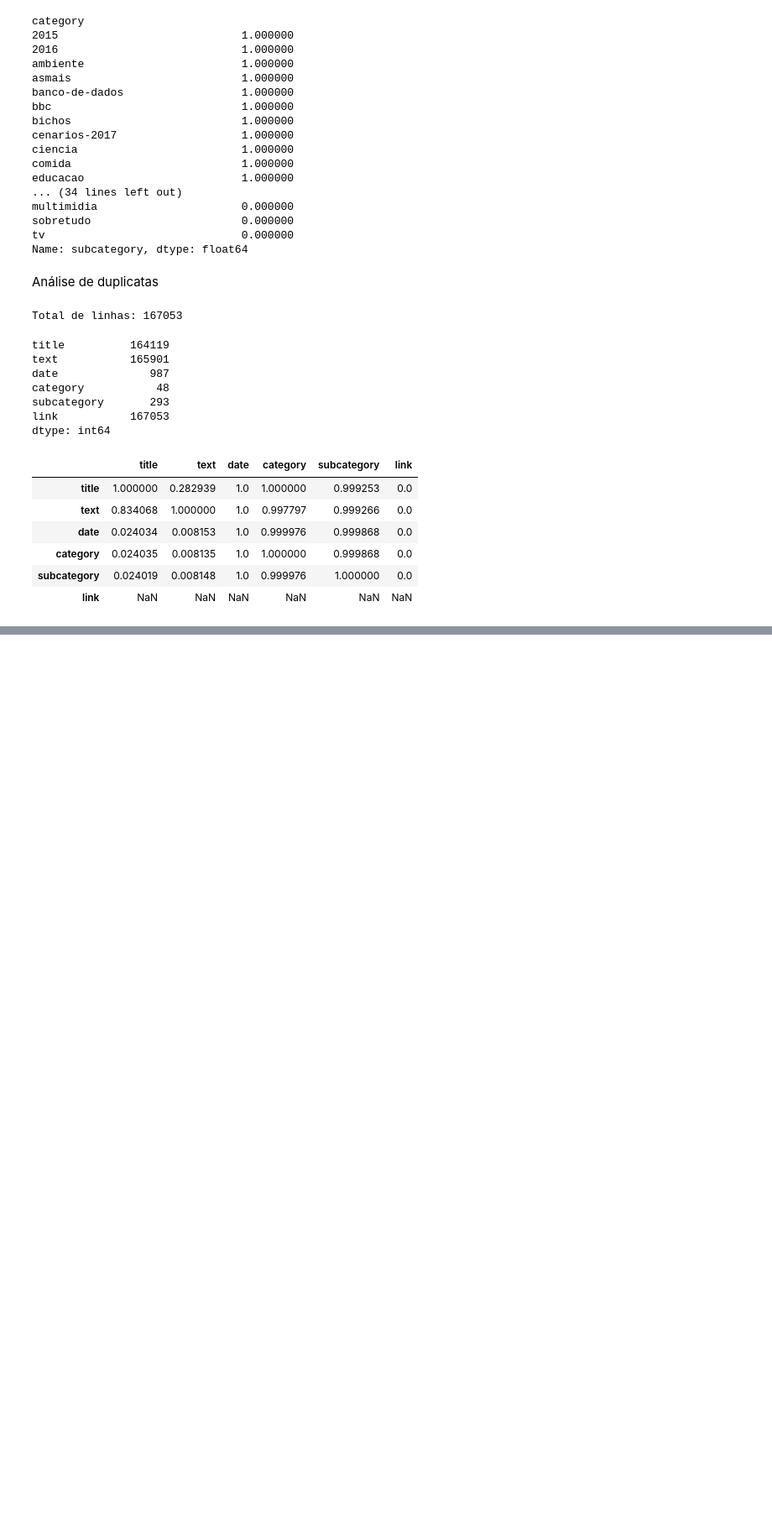
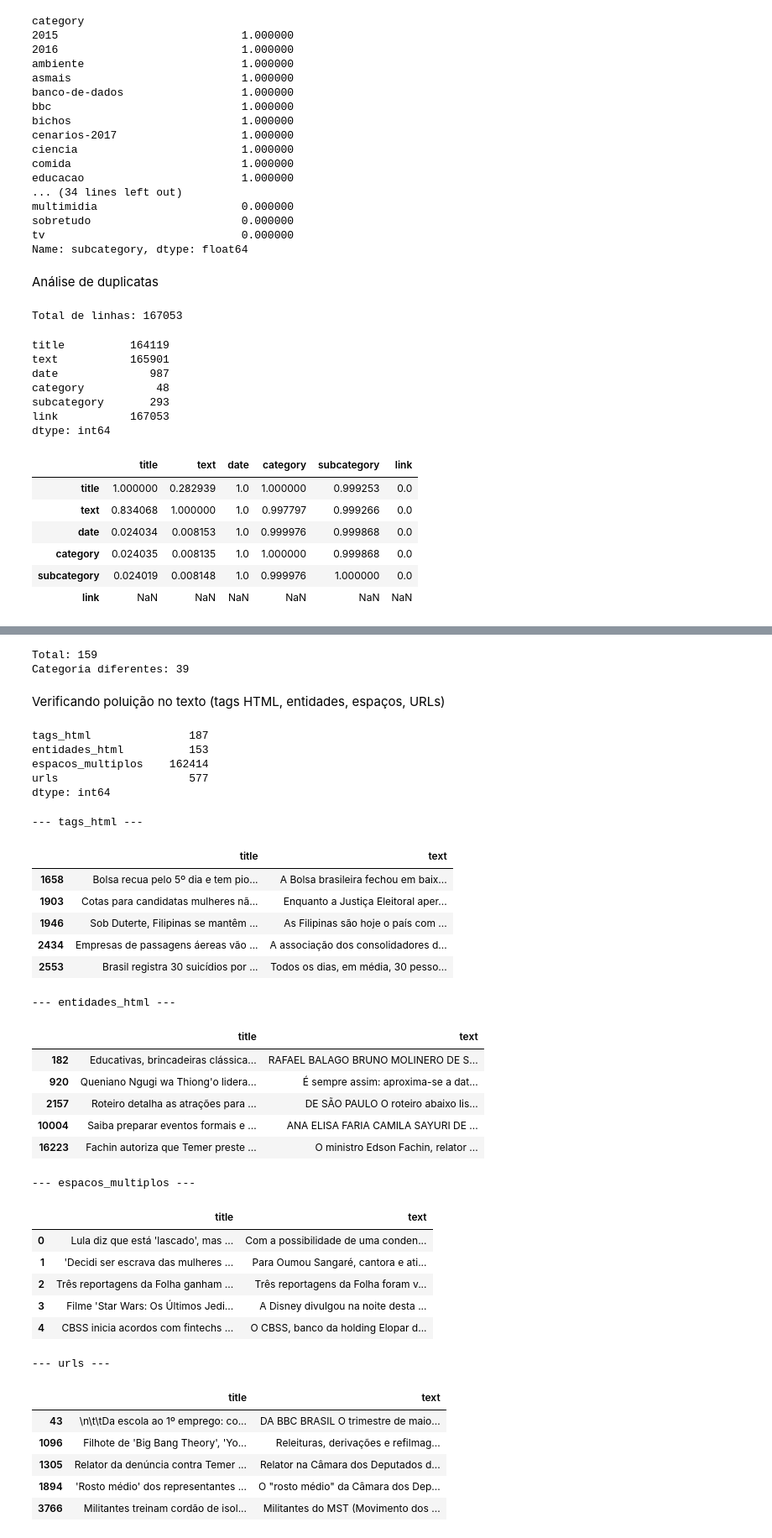
Before and after one commit to Carlos-Bahia/CASE-DataScience, a Jupyter notebook: src/analysis/anaylsis.ipynb, the cells around one changed output, grey strips where cells are left out. Shown at 84% size. Cells and saved outputs as stored; diff of their text form; code cells hidden in the pictures; blank space fills up the shorter version.

```diff
--- a/src/analysis/anaylsis.ipynb
+++ b/src/analysis/anaylsis.ipynb
@@ -179,0 +202,72 @@ pd.DataFrame({
+# %%
+dup_title_text_categories = df[df.duplicated(subset=["title", "text"], keep=False)]\
+                            .groupby(["title", "text"])["category"]\
+                            .nunique()
+
+print(f"Total: {len(dup_title_text_categories)}")
+print(f"Categoria diferentes: {(dup_title_text_categories > 1).sum()}")
+# %% [output]
+Total: 159
+Categoria diferentes: 39
+# %% [markdown]
+Verificando poluição no texto (tags HTML, entidades, espaços, URLs)
+# %%
+padroes_poluicao = {
+    "tags_html": r"<[^>]+>",
+    "entidades_html": r"&[a-zA-Z]+;|&#\d+;",
+    "espacos_multiplos": r"\s{2,}",
+    "urls": r"https?://\S+",
+}
+
+pd.Series({
+    nome: df["text"]\
+            .fillna("")\
+            .str.contains(regex, regex=True)\
+            .sum()
+
+    for nome, regex in padroes_poluicao.items()
+})
+# %% [output]
+tags_html               187
+entidades_html          153
+espacos_multiplos    162414
+urls                    577
+dtype: int64
+# %%
+# 5 exemplos de texto pra cada tipo de poluição encontrado
+with pd.option_context("display.width", None, "display.max_colwidth", None):
+    for nome, regex in padroes_poluicao.items():
+        print(f"--- {nome} ---")
+        display(df[df["text"]\
+                .str.contains(regex, regex=True)][["title", "text"]]\
+                .head(5)
+        )
+# %% [output]
+--- tags_html ---
+|  | title | text |
+| 1658 | Bolsa recua pelo 5º dia e tem pio... | A Bolsa brasileira fechou em baix... |
+| 1903 | Cotas para candidatas mulheres nã... | Enquanto a Justiça Eleitoral aper... |
+| 1946 | Sob Duterte, Filipinas se mantêm ... | As Filipinas são hoje o país com ... |
+| 2434 | Empresas de passagens áereas vão ... | A associação dos consolidadores d... |
+| 2553 | Brasil registra 30 suicídios por ... | Todos os dias, em média, 30 pesso... |
+--- entidades_html ---
+|  | title | text |
+| 182 | Educativas, brincadeiras clássica... | RAFAEL BALAGO BRUNO MOLINERO DE S... |
+| 920 | Queniano Ngugi wa Thiong'o lidera... | É sempre assim: aproxima-se a dat... |
+| 2157 | Roteiro detalha as atrações para ... | DE SÃO PAULO O roteiro abaixo lis... |
+| 10004 | Saiba preparar eventos formais e ... | ANA ELISA FARIA CAMILA SAYURI DE ... |
+| 16223 | Fachin autoriza que Temer preste ... | O ministro Edson Fachin, relator ... |
+--- espacos_multiplos ---
+|  | title | text |
+| 0 | Lula diz que está 'lascado', mas ... | Com a possibilidade de uma conden... |
+| 1 | 'Decidi ser escrava das mulheres ... | Para Oumou Sangaré, cantora e ati... |
+| 2 | Três reportagens da Folha ganham ... | Três reportagens da Folha foram v... |
+| 3 | Filme 'Star Wars: Os Últimos Jedi... | A Disney divulgou na noite desta ... |
+| 4 | CBSS inicia acordos com fintechs ... | O CBSS, banco da holding Elopar d... |
+--- urls ---
+|  | title | text |
+| 43 | \n\t\tDa escola ao 1º emprego: co... | DA BBC BRASIL O trimestre de maio... |
+| 1096 | Filhote de 'Big Bang Theory', 'Yo... | Releituras, derivações e refilmag... |
+| 1305 | Relator da denúncia contra Temer ... | Relator na Câmara dos Deputados d... |
+| 1894 | 'Rosto médio' dos representantes ... | O "rosto médio" da Câmara dos Dep... |
+| 3766 | Militantes treinam cordão de isol... | Militantes do MST (Movimento dos ... |
```
Also changed, not shown: parts of 3 cells of this notebook, 1 other file.
